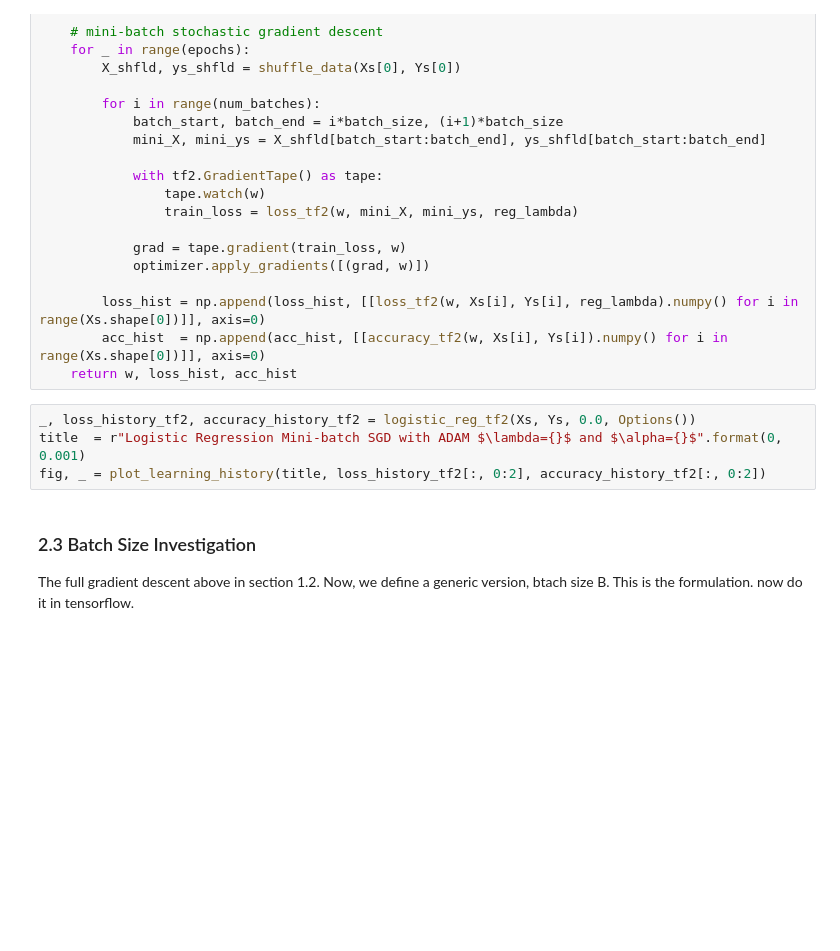
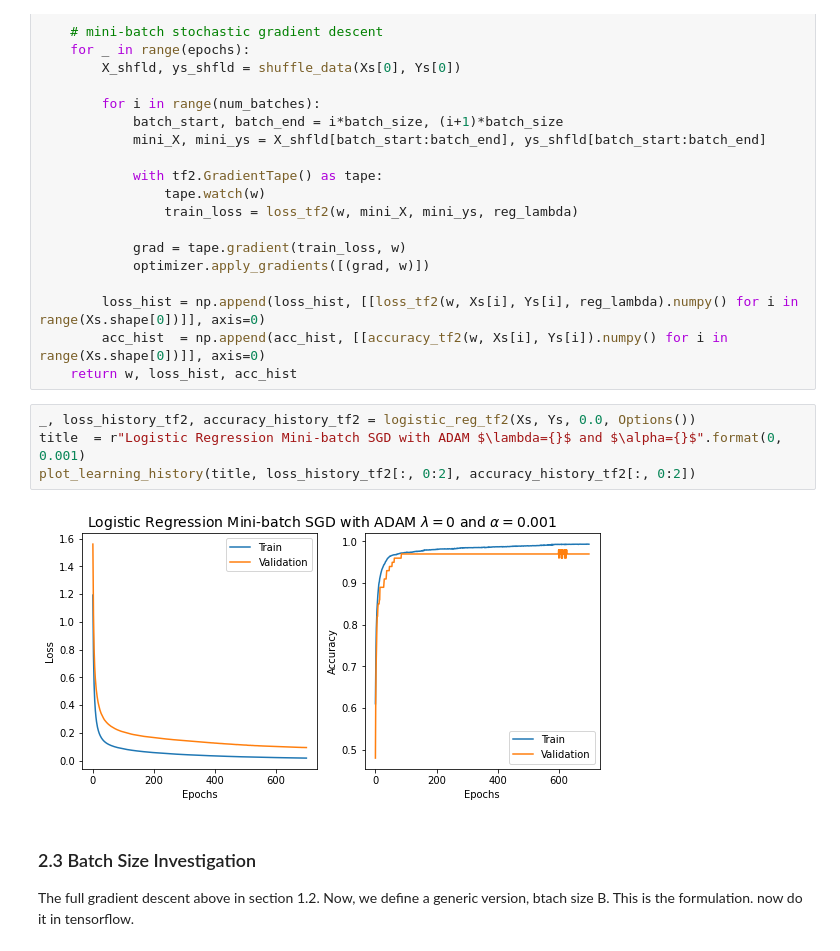
Before and after one commit to pranshumalik14/ece421-labs-hw, a Jupyter notebook: labs/lab1/lab1.ipynb, the cells around one changed output. Drawn from its saved outputs; the diff is of its cells as text; blank space fills up the shorter version.

Commit message:
most plots finalized!

```diff
--- a/labs/lab1/lab1.ipynb
+++ b/labs/lab1/lab1.ipynb
@@ -264,7 +264,9 @@ def train_logistic_reg_tf2_model(w, Xs, Ys, reg_lambda, optimizer, options, epoc
 # %%
 _, loss_history_tf2, accuracy_history_tf2 = logistic_reg_tf2(Xs, Ys, 0.0, Options())
 title  = r"Logistic Regression Mini-batch SGD with ADAM $\lambda={}$ and $\alpha={}$".format(0, 0.001)
-fig, _ = plot_learning_history(title, loss_history_tf2[:, 0:2], accuracy_history_tf2[:, 0:2])
+plot_learning_history(title, loss_history_tf2[:, 0:2], accuracy_history_tf2[:, 0:2])
+# %% [output]
+[figure, added]
 # %% [markdown]
 ### 2.3 Batch Size Investigation
 
```
Also changed, not shown: parts of 6 cells of this notebook.
